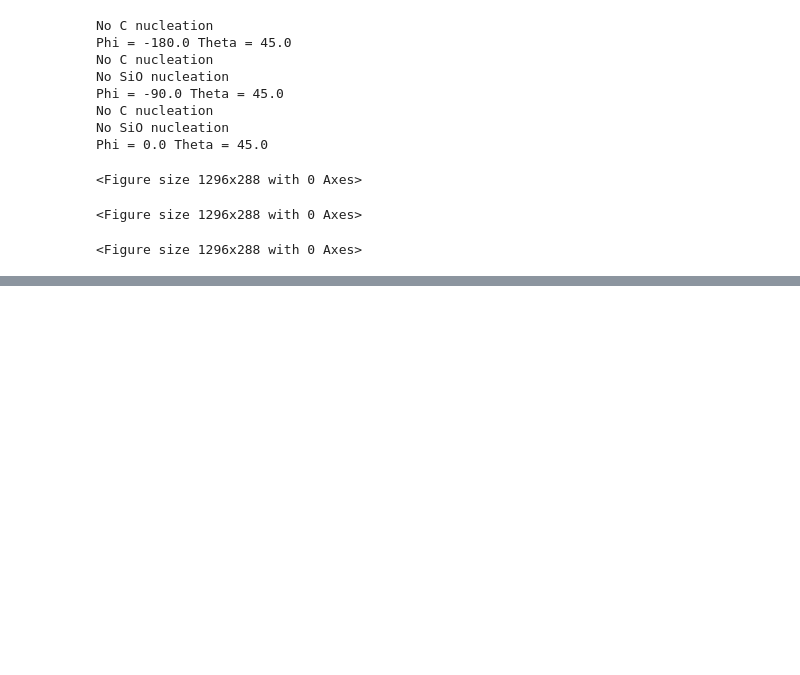
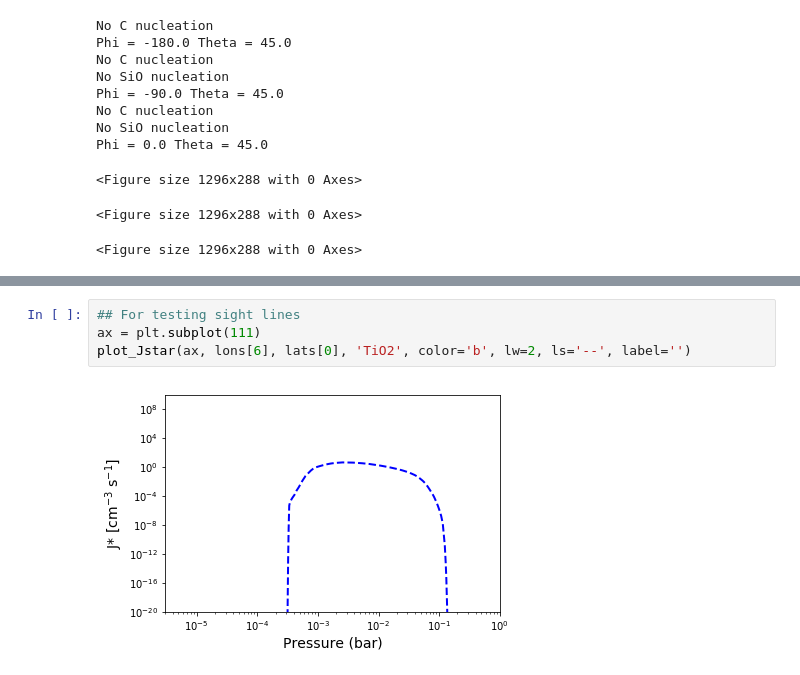
Before and after one commit to eblur/cloudacademyMap, a Jupyter notebook: notebooks/grain_growth.ipynb, the cells around one changed output, grey strips where cells are left out. Cells and saved outputs as stored; diff of their text form; blank space fills up the shorter version.

```diff
--- a/notebooks/grain_growth.ipynb
+++ b/notebooks/grain_growth.ipynb
@@ -319,0 +359,6 @@ Phi = 0.0 Theta = 45.0
+# %%
+## For testing sight lines
+ax = plt.subplot(111)
+plot_Jstar(ax, lons[6], lats[0], 'TiO2', color='b', lw=2, ls='--', label='')
+# %% [output]
+[figure, added]
```
Also changed, not shown: parts of 7 cells of this notebook.
